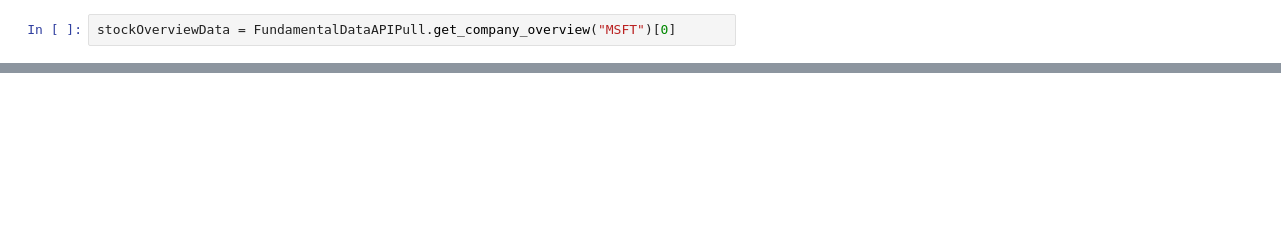
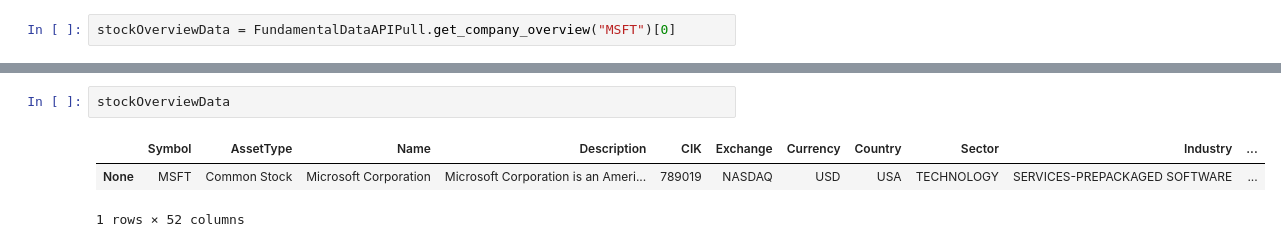
Before and after one commit to Sbock1/fortuneTeller, a Jupyter notebook: notebook.ipynb, the cells around one changed output, grey strips where cells are left out. Saved outputs shown, nothing was run; the diff lists cells and outputs as text; blank space fills up the shorter version.

```diff
--- a/notebook.ipynb
+++ b/notebook.ipynb
@@ -49,0 +65,6 @@ gil.deleteNoneUpdatableSymbols(list1, list2)
+# %%
+stockOverviewData
+# %% [output]
+|  | Symbol | AssetType | Name | Description | CIK | Exchange | Currency | Country | Sector | Industry | ... |
+| None | MSFT | Common Stock | Microsoft Corporation | Microsoft Corporation is an Ameri... | 789019 | NASDAQ | USD | USA | TECHNOLOGY | SERVICES-PREPACKAGED SOFTWARE | ... |
+1 rows × 52 columns
```
Also changed, not shown: parts of 12 cells of this notebook, 4 other files.
